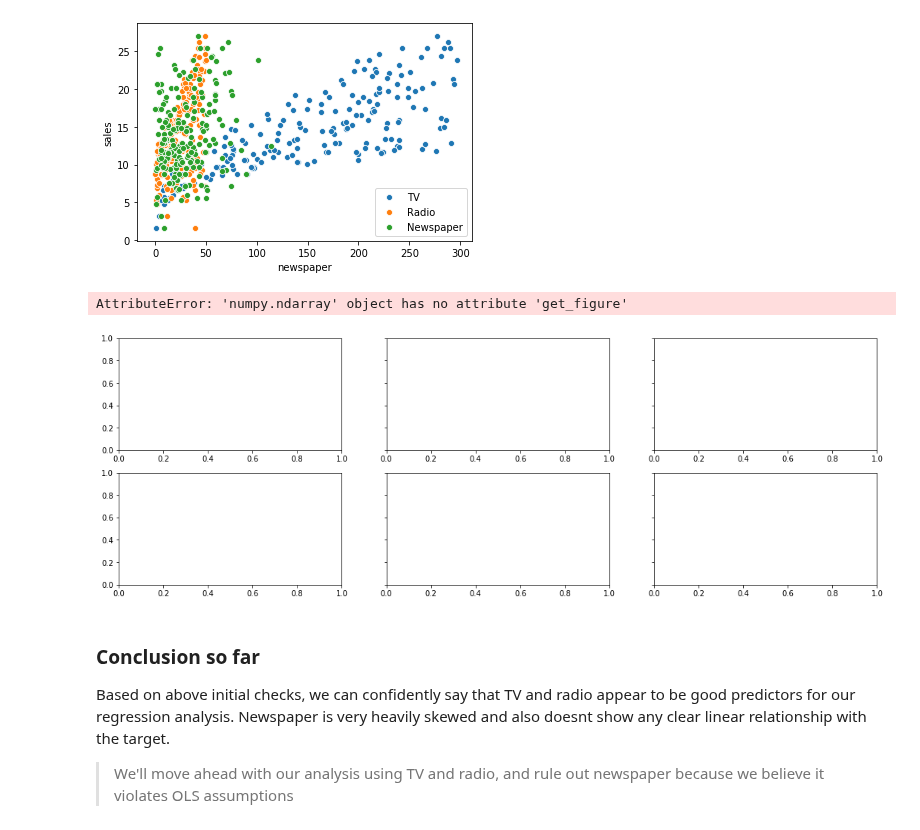
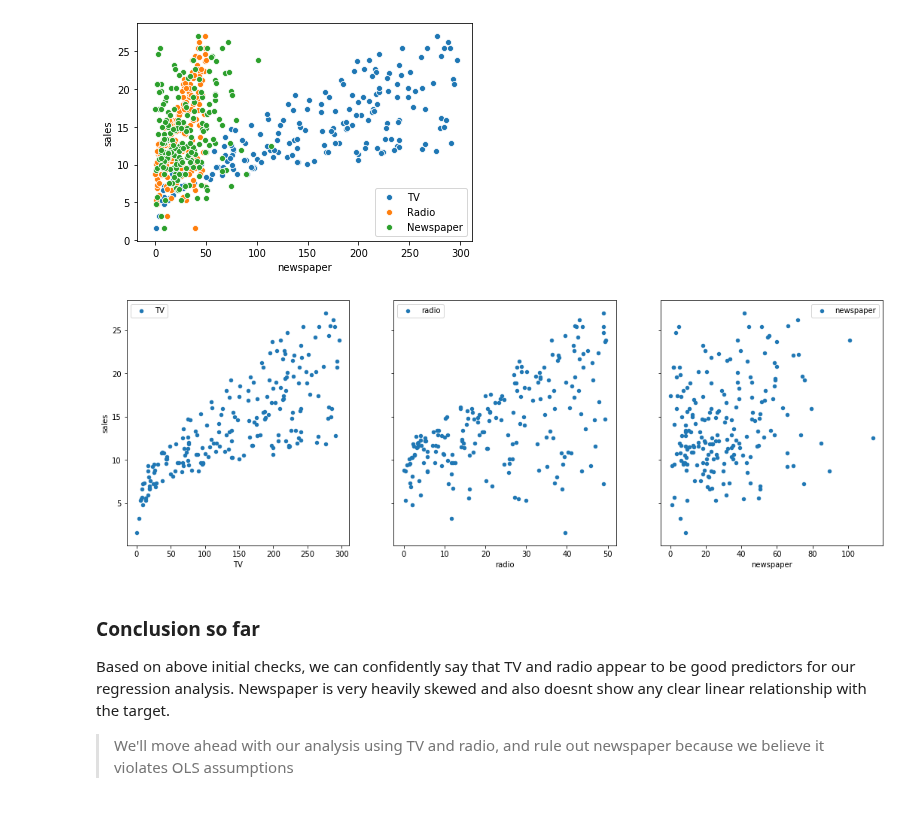
Before and after one commit to daveajstearns/dsc-ols-statsmodels-lab-nyc-ds-021720, a Jupyter notebook: index.ipynb, the cells around one changed output. Drawn from its saved outputs; the diff is of its cells as text; code cells hidden in the pictures.

```diff
--- a/index.ipynb
+++ b/index.ipynb
@@ -86,14 +86,13 @@ plt.legend(['TV', 'Radio', 'Newspaper'])
 <matplotlib.legend.Legend at 0x...>
 [figure]
 # %%
-fig, axs = plt.subplots(2, 3, sharey=True, figsize=(18, 6))
+fig, axs = plt.subplots(1, 3, sharey=True, figsize=(18, 6))
 for idx, channel in enumerate(['TV', 'radio', 'newspaper']):
     data.plot(kind='scatter', x=channel, y='sales', ax=axs[idx], label=channel)
 plt.legend()
 plt.show()
 # %% [output]
-AttributeError: 'numpy.ndarray' object has no attribute 'get_figure'
-[figure, old version]
+[figure, new version]
 # %%
 # Record yor observations on linearity here
 # %% [markdown]
```
